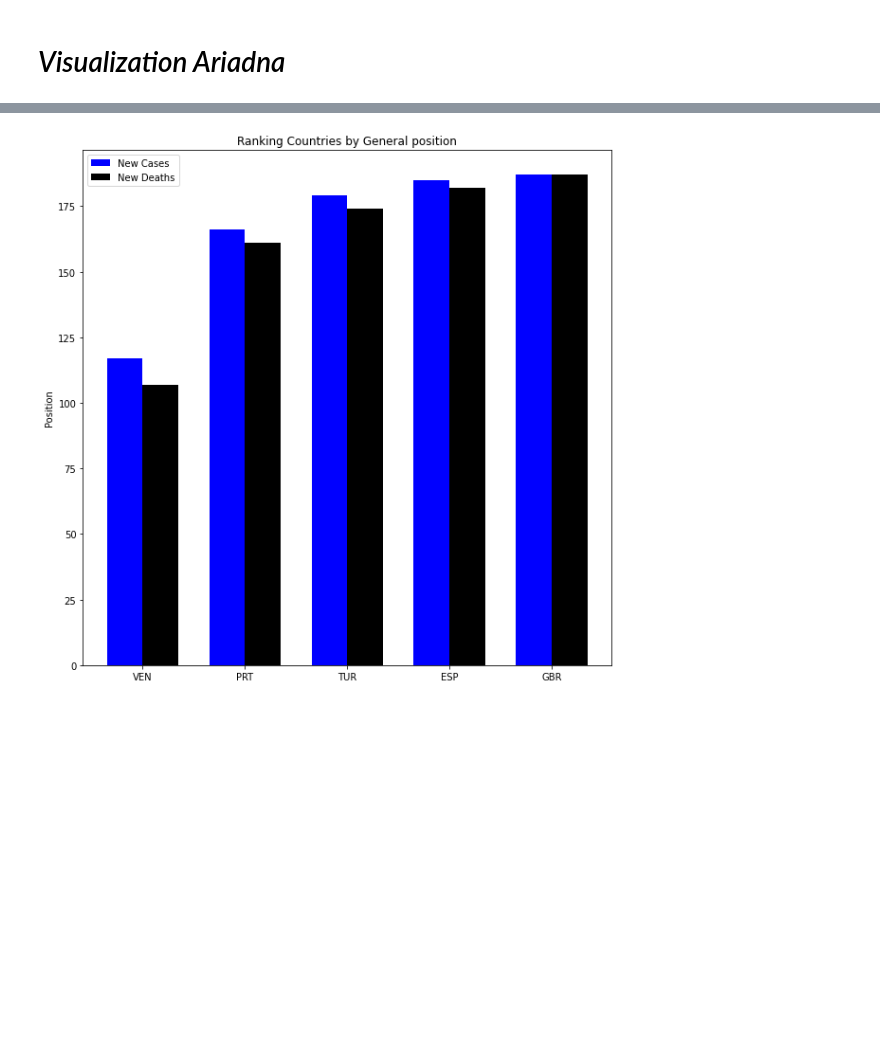
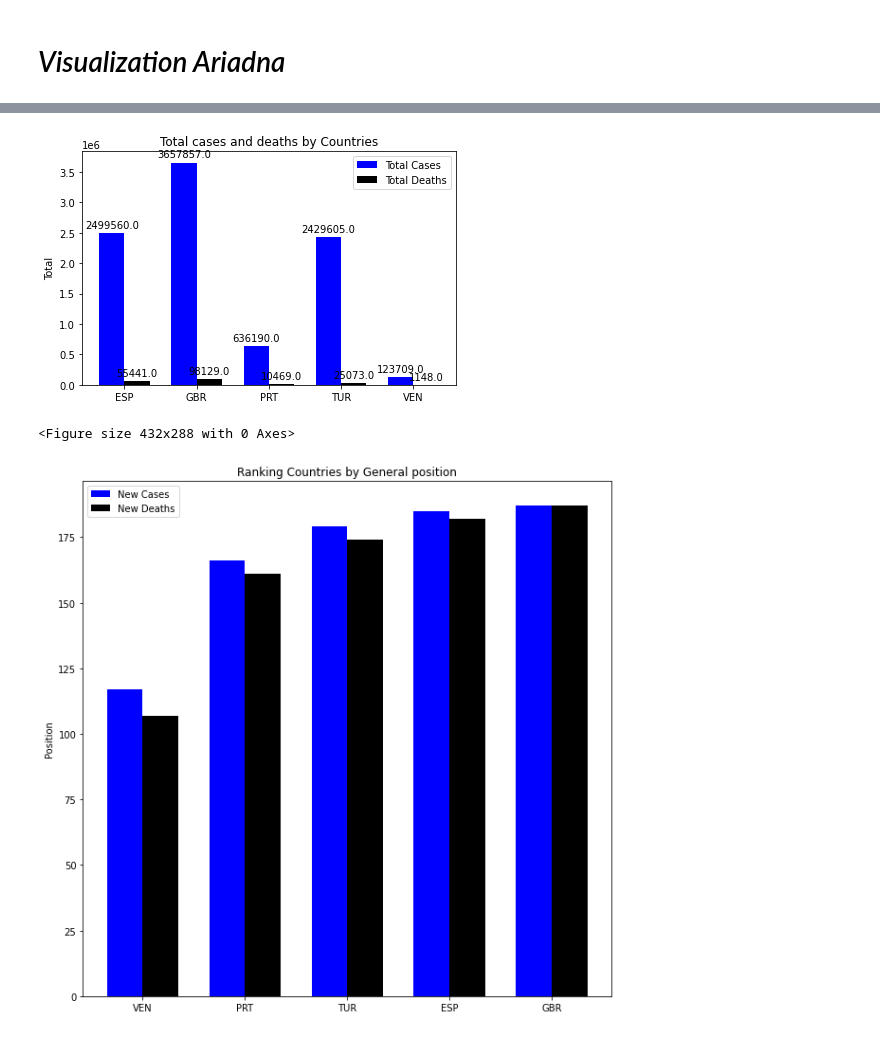
Before and after one commit to AriadnaPuigventos/GroupD_Covid19, a Jupyter notebook: src/main.ipynb, the cells around one changed output, grey strips where cells are left out. Drawn from its saved outputs; the diff is of its cells as text; code cells hidden in the pictures; blank space fills up the shorter version.

```diff
--- a/src/main.ipynb
+++ b/src/main.ipynb
@@ -291,3 +300,12 @@ esp10D_line = b_2_line(df= esp10D, x= esp10D.index, y=esp10D.columns, title= 'ES
+# %%
+#In this graphic is representing total cases and total deaths, so this data it's the total since the covid-19 begun. United Kingdom and Spain are in top 10 Ranking of the worst countries that didn't manage very well.
+
+from utils.visualization_tb import C10a
+
+C10a(df=world)
+# %% [output]
+[figure, added]
+<Figure size 432x288 with 0 Axes>
 # %%
 """In this graphic has been thought with new cases and new deaths because they are not accumulative"""
 #It is showing the position of our countries: Portugal, Venezuela, Turkey, UK and Spain in general ranking in over the world. Venezuela is the first country with less new cases and new deaths being 116 position in new cases and 106 in new deaths respect 190 countries total. Instead of the last country is United Kingdom in 186 position in new cases and deaths. Spain is the second last country being 182/190 and 180/190 in new cases and deaths respectively.
```
Also changed, not shown: parts of 2 cells of this notebook, 3 other files.
